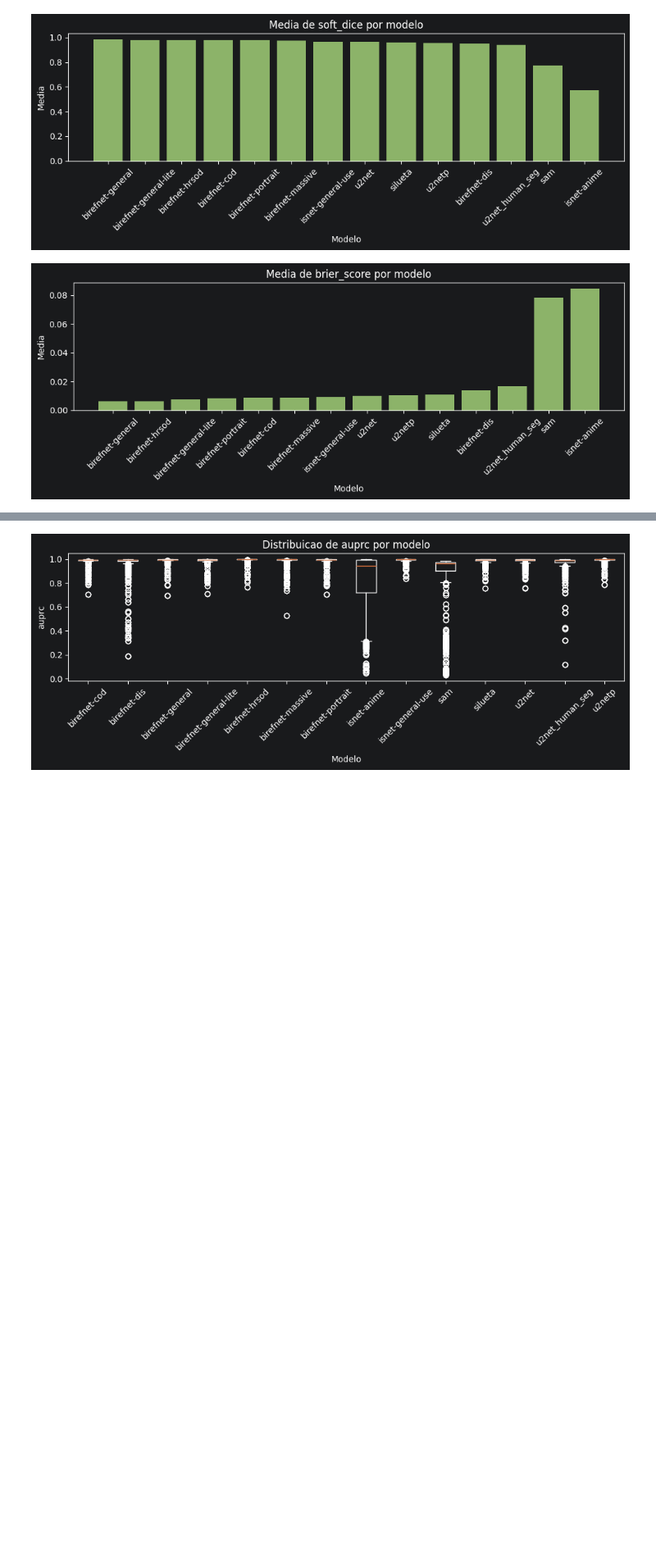
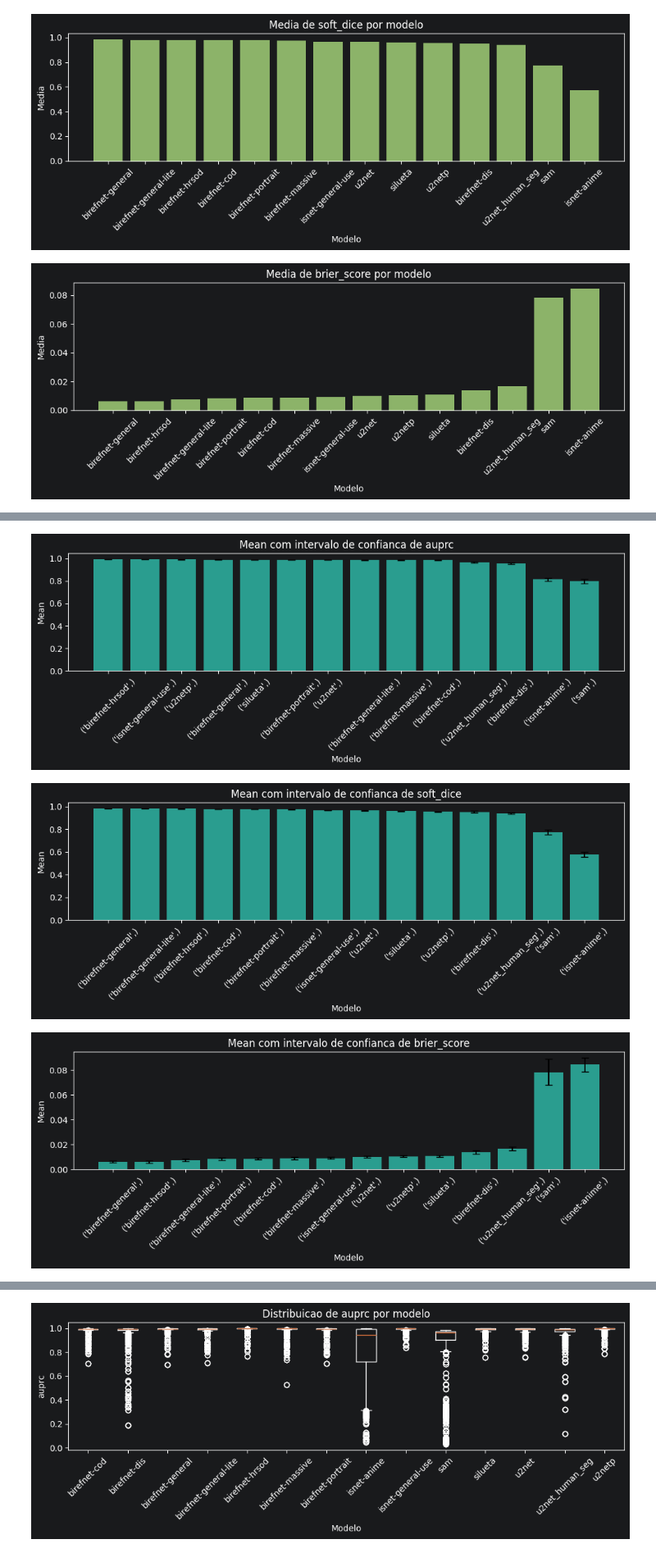
Before and after one commit to Victor-Saraiva-P/Projeto-bufalos, a Jupyter notebook: notebooks/05_visualizacao_segmentacao_bruta.ipynb, the cells around one changed output, grey strips where cells are left out. Shown at 82% size. Cells and saved outputs as stored; diff of their text form; code cells hidden in the pictures; blank space fills up the shorter version.

```diff
--- a/notebooks/05_visualizacao_segmentacao_bruta.ipynb
+++ b/notebooks/05_visualizacao_segmentacao_bruta.ipynb
@@ -160,0 +184,11 @@ for metric_name in metric_names:
+# %%
+texto_intervalos = 'Os intervalos de confianca ajudam a evitar conclusoes baseadas apenas na media. Aqui usamos bootstrap para a media de cada metrica por modelo.'
+figures_intervalos = []
+
+display(df_intervalo_confianca.sort_values(['metric_name', 'statistic_name', 'nome_modelo']).head(18))
+
+for metric_name in metric_names:
+    fig, _ = plot_metric_bars_with_ci_by_model(df_resumo_modelo, df_intervalo_confianca, metric_name)
+    figures_intervalos.append(fig)
+    plt.show()
+# %% [output]
@@ -161,3 +212,6 @@ for metric_name in metric_names:
+[figure, added]
+[figure, added]
+[figure, added]
 # %% [markdown]
 ## Estabilidade por execucao
 
```
Also changed, not shown: parts of 20 cells of this notebook, 4 other files.
